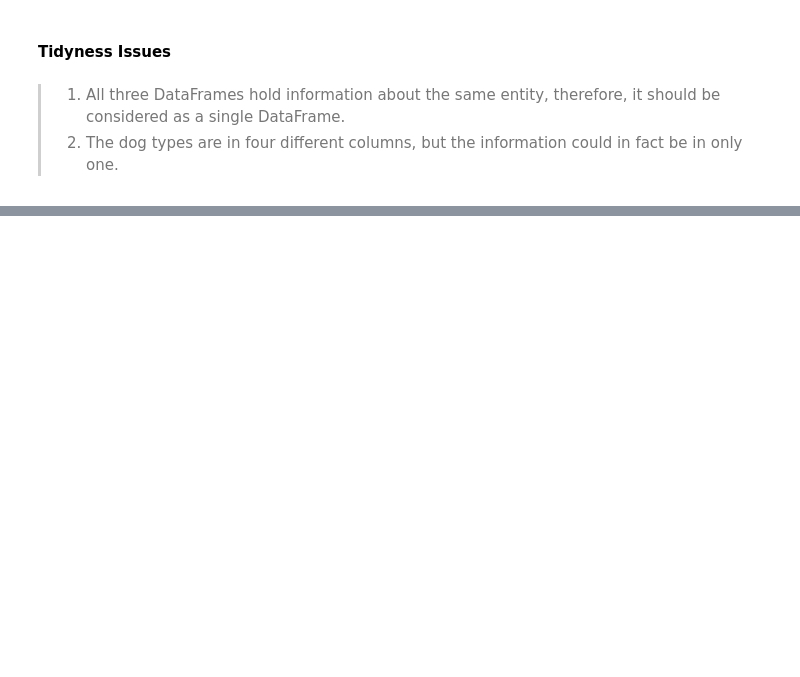
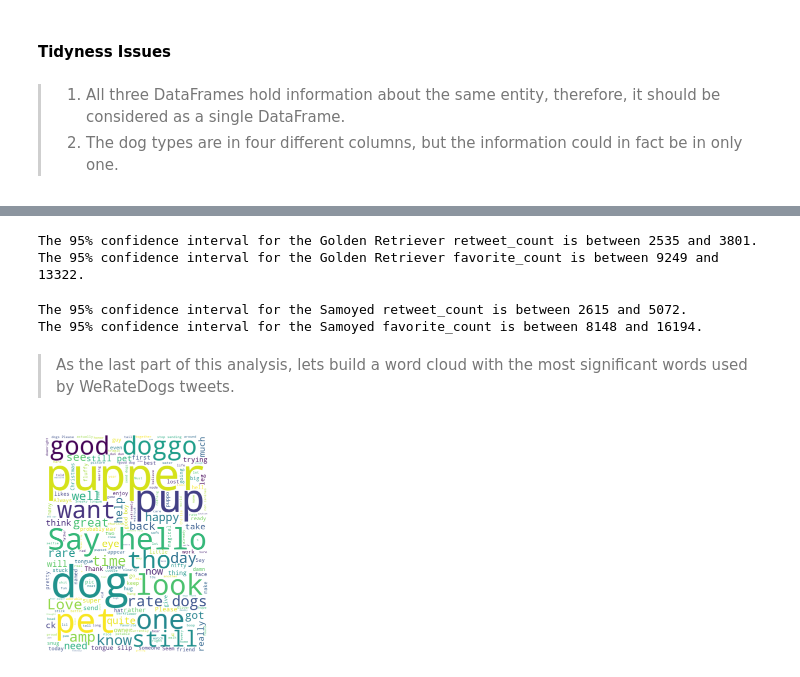
Before and after one commit to thiagofuruchima/we_rate_dogs, a Jupyter notebook: wrangle_act.ipynb, the cells around one changed output, grey strips where cells are left out. Cells and saved outputs as stored; diff of their text form; code cells hidden in the pictures; blank space fills up the shorter version.

```diff
--- a/wrangle_act.ipynb
+++ b/wrangle_act.ipynb
@@ -474,0 +483,14 @@ Ttest_1sampResult(statistic=2.3274368328496906, pvalue=0.010709131275876652)
+# %%
+get_95_ci('Golden Retriever', 'retweet_count')
+get_95_ci('Golden Retriever', 'favorite_count')
+# %% [output]
+The 95% confidence interval for the Golden Retriever retweet_count is between 2535 and 3801.
+The 95% confidence interval for the Golden Retriever favorite_count is between 9249 and 13322.
+# %%
+get_95_ci('Samoyed', 'retweet_count')
+get_95_ci('Samoyed', 'favorite_count')
+# %% [output]
+The 95% confidence interval for the Samoyed retweet_count is between 2615 and 5072.
+The 95% confidence interval for the Samoyed favorite_count is between 8148 and 16194.
+# %% [markdown]
+> As the last part of this analysis, lets build a word cloud with the most significant words used by WeRateDogs tweets.
@@ -474,0 +499,30 @@ Ttest_1sampResult(statistic=2.3274368328496906, pvalue=0.010709131275876652)
+# %%
+from wordcloud import WordCloud, STOPWORDS
+from PIL import Image
+
+def generate_dog_cloud():
+
+    # Concatenate all text from the `text` field
+    text = df.loc[:, 'text'].str.cat(sep=' ')
+
+    # Words to exclude from word cloud
+    stopwords = set(STOPWORDS)
+    words = ['https', 'tco', 't', 'h', 'p', 'co', 'af', 'meet', 'ckin']
+    for word in words:
+        stopwords.add(word)
+
+    # Instantiate word cloud object
+    wc = WordCloud(background_color='white', stopwords=stopwords,
+                  width=480, height=640)
+
+    # Generate word cloud
+    wc.generate(text)
+
+    # Plot the image
+    plt.imshow(wc)
+    plt.axis('off')
+    plt.show()
+# %%
+generate_dog_cloud()
+# %% [output]
+[figure, added]
```
Also changed, not shown: parts of 32 cells of this notebook.
